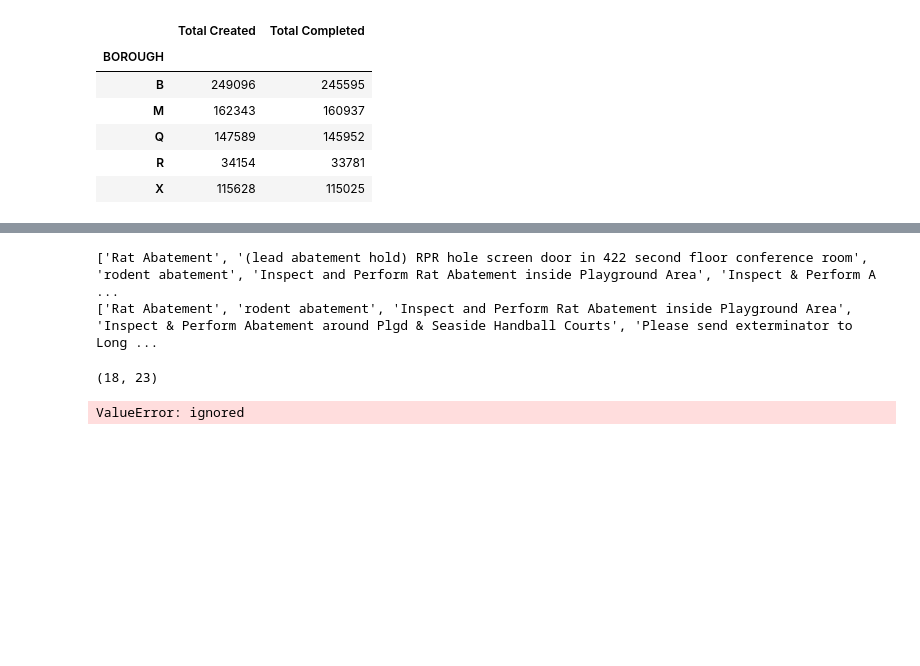
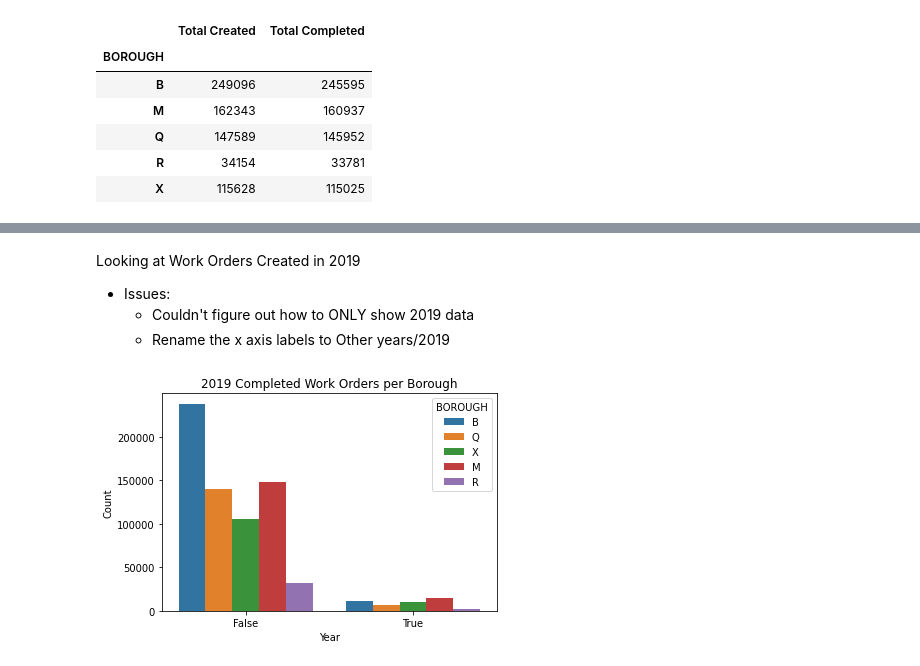
Before and after one commit to RitaRitaIsOOO/Parks_WO_Analysis, a Jupyter notebook: parks_wo.ipynb, the cells around one changed output, grey strips where cells are left out. Cells and saved outputs as stored; diff of their text form; code cells hidden in the pictures; blank space fills up the shorter version.

```diff
--- a/parks_wo.ipynb
+++ b/parks_wo.ipynb
@@ -427,18 +364,13 @@ rat = [e for e in dpr_wo_final['EVT_DESC'].dropna().unique() if 'abatement' in e
-# %%
-print(rat)
-print(rat_nolead)
-# %% [output]
-['Rat Abatement', '(lead abatement hold) RPR hole screen door in 422 second floor conference room', 'rodent abatement', 'Inspect and Perform Rat Abatement inside Playground Area', 'Inspect & Perform A ...
-['Rat Abatement', 'rodent abatement', 'Inspect and Perform Rat Abatement inside Playground Area', 'Inspect & Perform Abatement around Plgd & Seaside Handball Courts', 'Please send exterminator to Long ...
-# %%
-dpr_wo_final[dpr_wo_final['EVT_DESC'].isin(rat_nolead)].shape
-# %% [output]
-(18, 23)
-# %%
-sns.barplot(x='BOROUGH', y='EVT_DESC', hue='SIGNNAME', data=wo_type, estimator=np.median, ci=None)
-
-# Add a title
-plt.title('Median Rating of Thriller vs. Horror Movies by Country')
-plt.show()
-# %% [output]
-ValueError: ignored
+# %% [markdown]
+Looking at Work Orders Created in 2019
+* Issues:
+    * Couldn't figure out how to ONLY show 2019 data
+    * Rename the x axis labels to Other years/2019
+# %%
+ax = sns.countplot(x=dpr_wo_final['year_completed'].isin([2019]), hue=dpr_wo_final['BOROUGH'])
+plt.title('2019 Completed Work Orders per Borough')
+plt.ylabel('Count')
+plt.xlabel('Year')
+plt.show()
+# %% [output]
+[figure, added]
```
Also changed, not shown: parts of 23 cells of this notebook.
